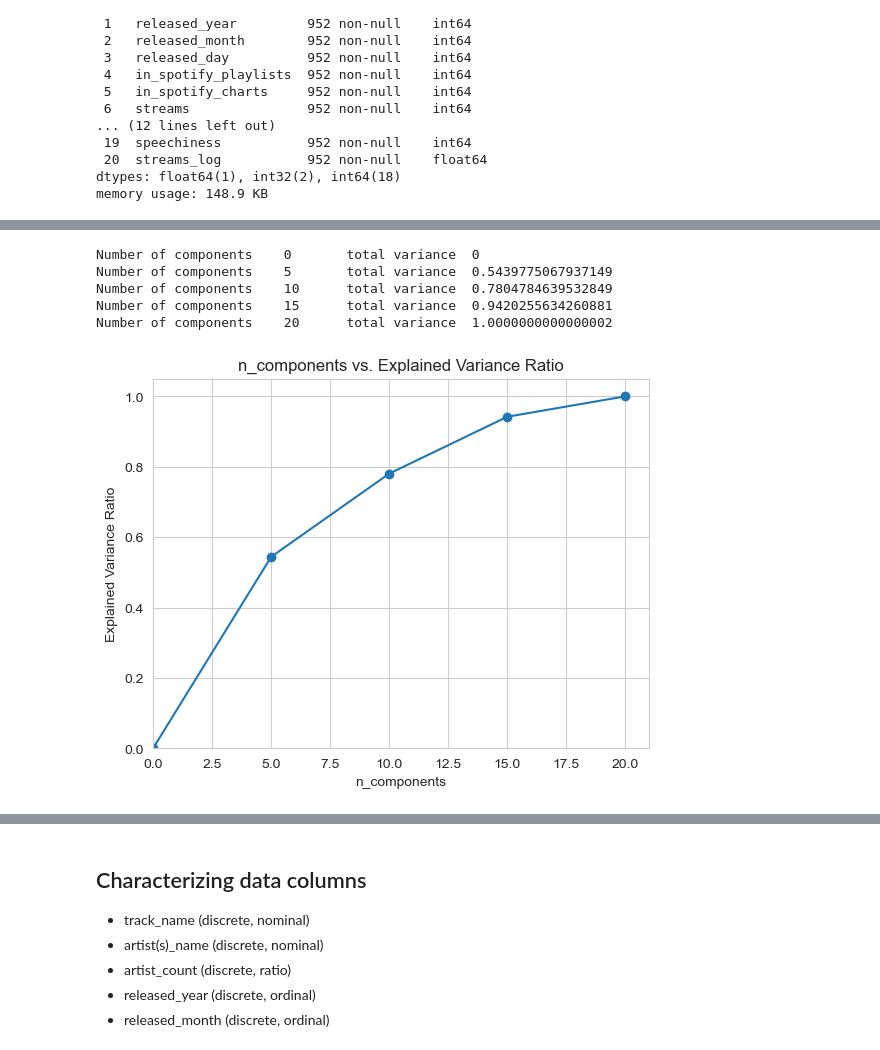
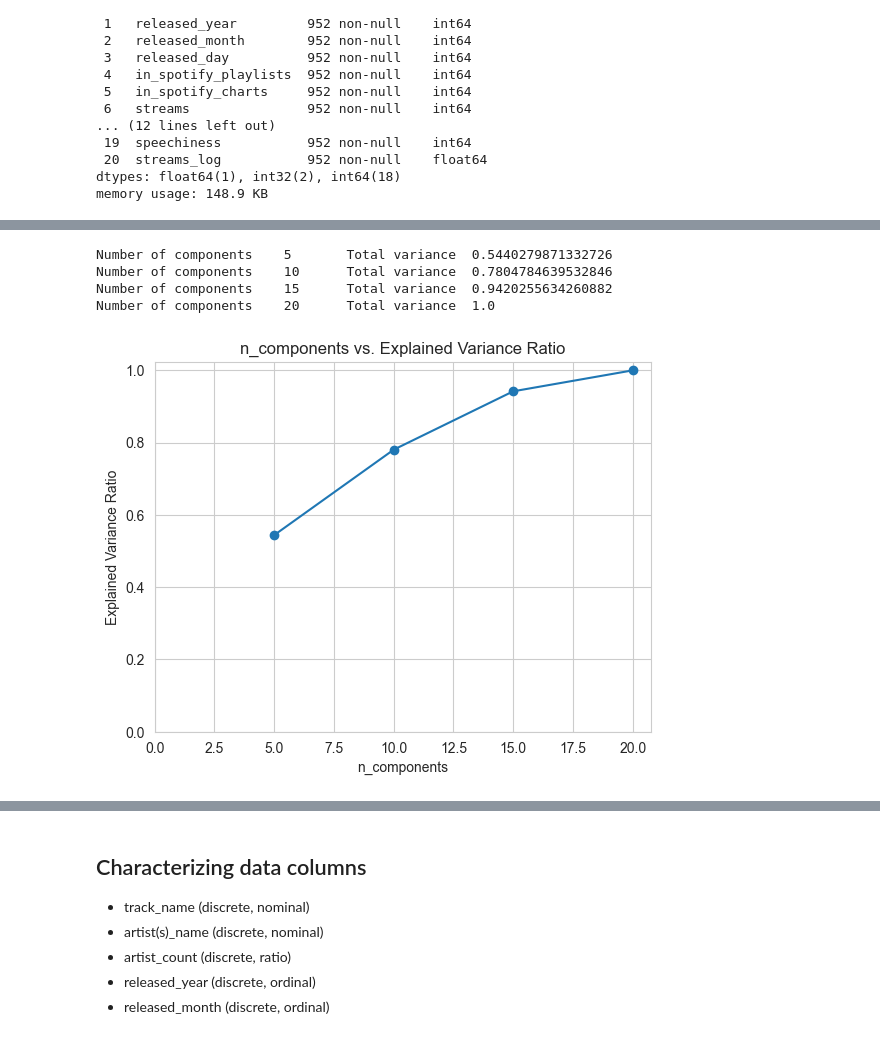
Before and after one commit to AfonsoCunha22/intro_ML_DM, a Jupyter notebook: test.ipynb, the cells around one changed output, grey strips where cells are left out. Cells and saved outputs as stored; diff of their text form; code cells hidden in the pictures.

```diff
--- a/test.ipynb
+++ b/test.ipynb
@@ -211,20 +212,20 @@ plt.show()
 # %%
 # PCA Analysis
+
 # Number of PCA's and variance captured
 data_scaled = StandardScaler().fit_transform(data_numeric)
 variance_ratios = []
-numbers = range(0, len(data_numeric.columns), 5)
+numbers = range(5, len(data_numeric.columns), 5)
 for number in numbers:
     pca = PCA(n_components=number)
     pca.fit_transform(data_scaled)
     variance_ratios.append(np.sum(pca.explained_variance_ratio_))
-    print(f"Number of components\t{number}\ttotal variance\t{sum(pca.explained_variance_ratio_)}")
+    print(f"Number of components\t{number}\tTotal variance\t{sum(pca.explained_variance_ratio_)}")
 
 plot_PCA_variance(numbers=numbers, ratios=variance_ratios)
 # %% [output]
-Number of components    0       total variance  0
-Number of components    5       total variance  0.5439775067937149
-Number of components    10      total variance  0.7804784639532849
-Number of components    15      total variance  0.9420255634260881
-Number of components    20      total variance  1.0000000000000002
+Number of components    5       Total variance  0.5440279871332726
+Number of components    10      Total variance  0.7804784639532846
+Number of components    15      Total variance  0.9420255634260882
+Number of components    20      Total variance  1.0
-[figure, old version]
+[figure, new version]
```
Also changed, not shown: parts of 9 cells of this notebook.
